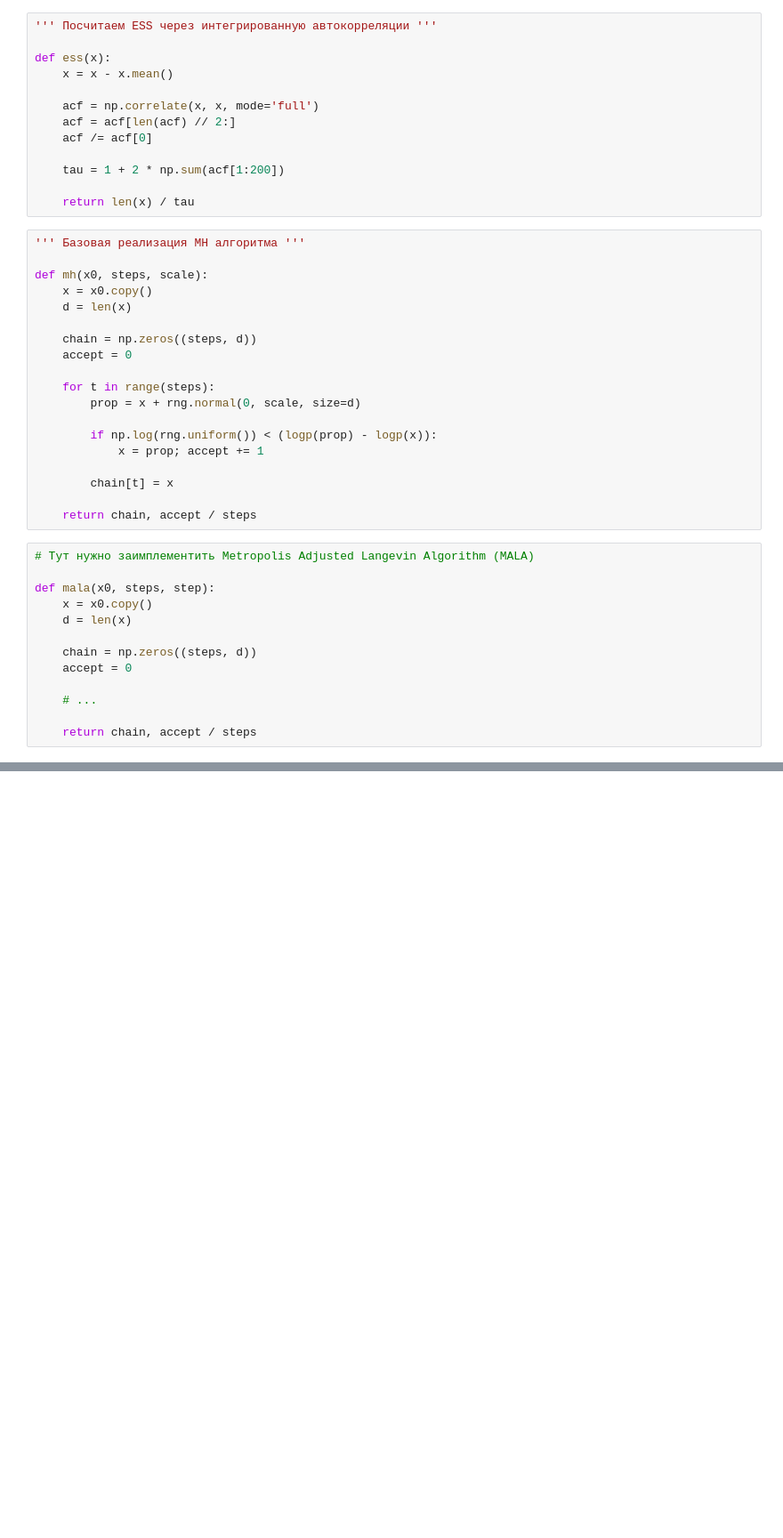
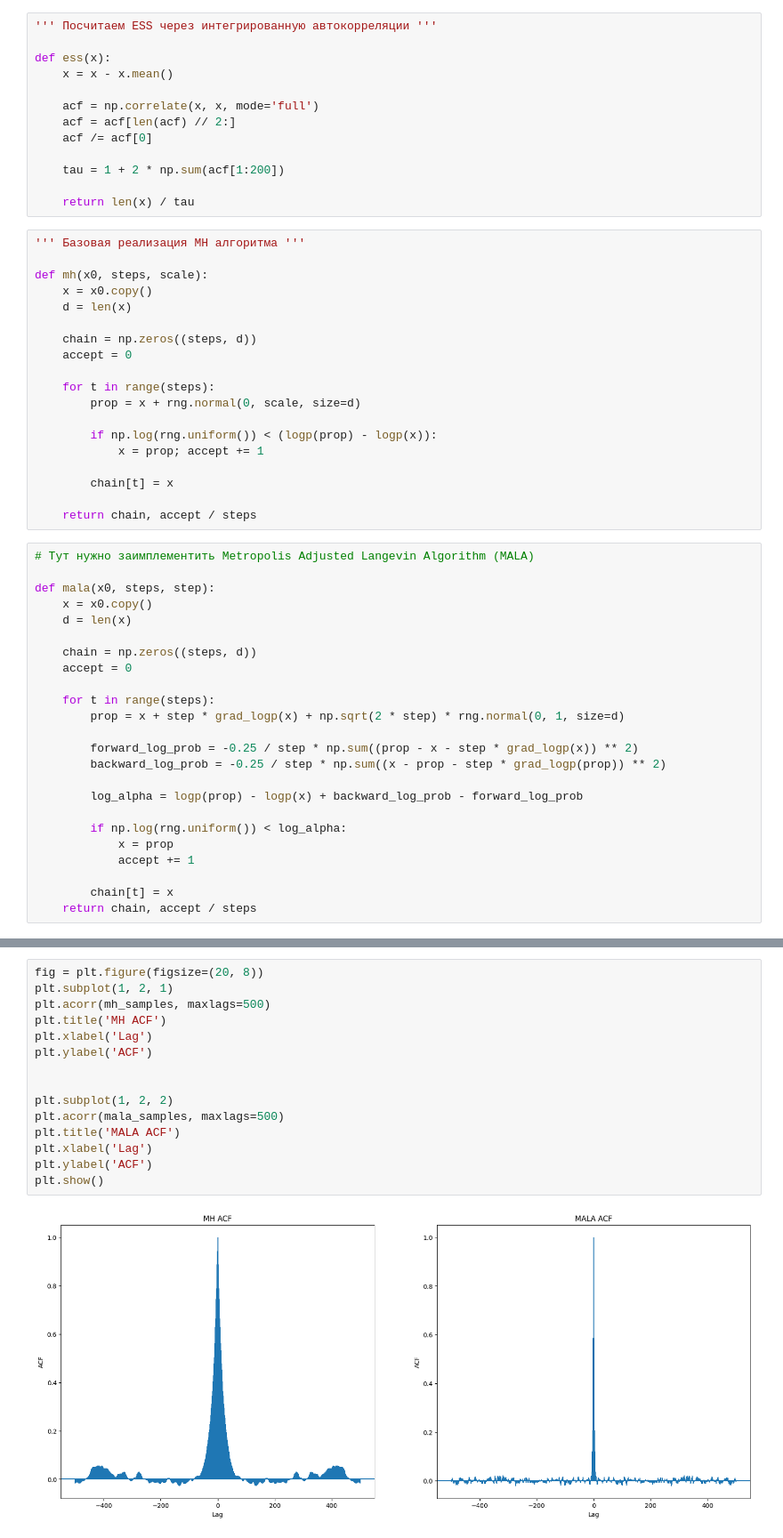
Before and after one commit to KIZIBY/Bayes-method-25, a Jupyter notebook: HW2.ipynb, the cells around one changed output, grey strips where cells are left out. Shown at 89% size. Cells and saved outputs as stored; diff of their text form; blank space fills up the shorter version.

```diff
--- a/HW2.ipynb
+++ b/HW2.ipynb
@@ -56,8 +57,19 @@ def mala(x0, steps, step):
     chain = np.zeros((steps, d))
     accept = 0
 
-    # ...
+    for t in range(steps):
+        prop = x + step * grad_logp(x) + np.sqrt(2 * step) * rng.normal(0, 1, size=d)
 
+        forward_log_prob = -0.25 / step * np.sum((prop - x - step * grad_logp(x)) ** 2)
+        backward_log_prob = -0.25 / step * np.sum((x - prop - step * grad_logp(prop)) ** 2)
+
+        log_alpha = logp(prop) - logp(x) + backward_log_prob - forward_log_prob
+
+        if np.log(rng.uniform()) < log_alpha:
+            x = prop
+            accept += 1
+
+        chain[t] = x
     return chain, accept / steps
 # %%
 d = 10
@@ -80,0 +134,17 @@ import matplotlib.pyplot as plt
+# %%
+fig = plt.figure(figsize=(20, 8))
+plt.subplot(1, 2, 1)
+plt.acorr(mh_samples, maxlags=500)
+plt.title('MH ACF')
+plt.xlabel('Lag')
+plt.ylabel('ACF')
+
+
+plt.subplot(1, 2, 2)
+plt.acorr(mala_samples, maxlags=500)
+plt.title('MALA ACF')
+plt.xlabel('Lag')
+plt.ylabel('ACF')
+plt.show()
+# %% [output]
+[figure, added]
```
Also changed, not shown: parts of 4 cells of this notebook.
